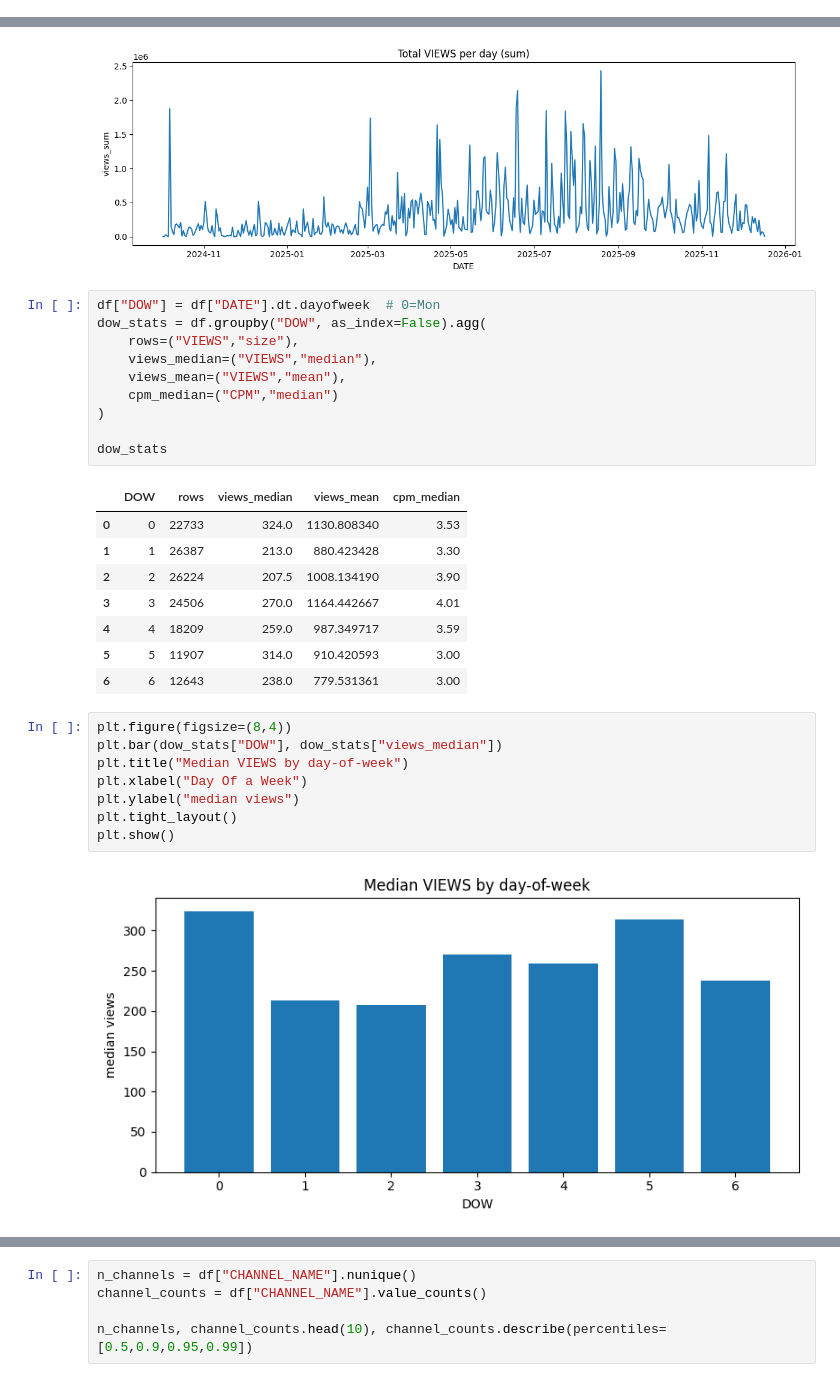
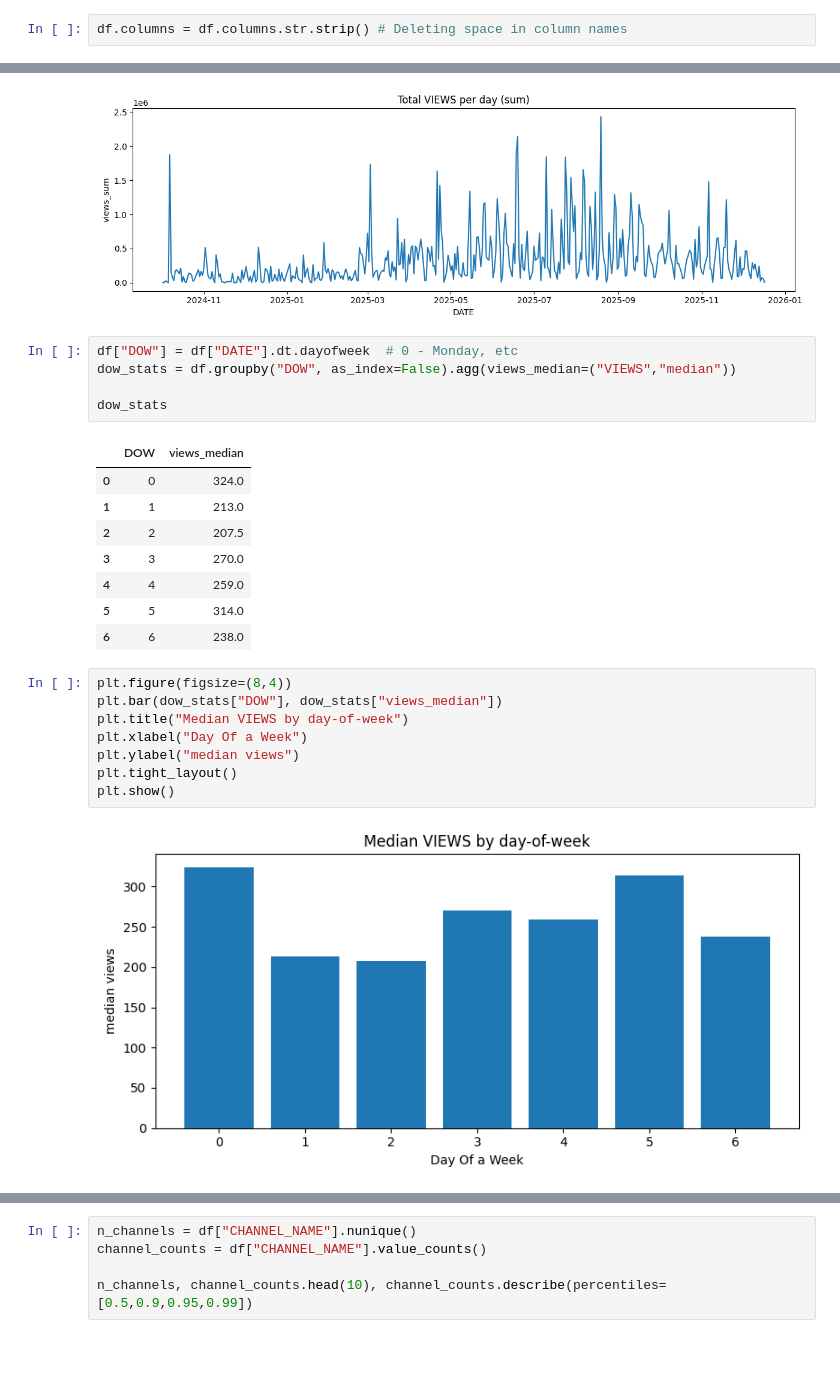
Before and after one commit to Karimkhab/telegram-ads-forecaster, a Jupyter notebook: notebook/EDA.ipynb, the cells around one changed output, grey strips where cells are left out. Cells and saved outputs as stored; diff of their text form; blank space fills up the shorter version.

```diff
--- a/notebook/EDA.ipynb
+++ b/notebook/EDA.ipynb
@@ -77,3 +92,5 @@ memory usage: 7.6+ MB
+# %%
+df.columns = df.columns.str.strip() # Deleting space in column names
 # %%
 df["DATE"] = pd.to_datetime(df["DATE"], errors="coerce")
 df.dtypes # Converting from object to data types
@@ -205,24 +256,19 @@ plt.show()
 [figure]
 [figure]
 # %%
-df["DOW"] = df["DATE"].dt.dayofweek  # 0=Mon
-dow_stats = df.groupby("DOW", as_index=False).agg(
-    rows=("VIEWS","size"),
-    views_median=("VIEWS","median"),
-    views_mean=("VIEWS","mean"),
-    cpm_median=("CPM","median")
-)
+df["DOW"] = df["DATE"].dt.dayofweek  # 0 - Monday, etc
+dow_stats = df.groupby("DOW", as_index=False).agg(views_median=("VIEWS","median"))
 
 dow_stats
 # %% [output]
-|  | DOW | rows | views_median | views_mean | cpm_median |
-| 0 | 0 | 22733 | 324.0 | 1130.808340 | 3.53 |
-| 1 | 1 | 26387 | 213.0 | 880.423428 | 3.30 |
-| 2 | 2 | 26224 | 207.5 | 1008.134190 | 3.90 |
-| 3 | 3 | 24506 | 270.0 | 1164.442667 | 4.01 |
-| 4 | 4 | 18209 | 259.0 | 987.349717 | 3.59 |
-| 5 | 5 | 11907 | 314.0 | 910.420593 | 3.00 |
-| 6 | 6 | 12643 | 238.0 | 779.531361 | 3.00 |
+|  | DOW | views_median |
+| 0 | 0 | 324.0 |
+| 1 | 1 | 213.0 |
+| 2 | 2 | 207.5 |
+| 3 | 3 | 270.0 |
+| 4 | 4 | 259.0 |
+| 5 | 5 | 314.0 |
+| 6 | 6 | 238.0 |
 # %%
 plt.figure(figsize=(8,4))
 plt.bar(dow_stats["DOW"], dow_stats["views_median"])
@@ -232,5 +278,5 @@ plt.ylabel("median views")
 plt.tight_layout()
 plt.show()
 # %% [output]
-[figure, old version]
+[figure, new version]
 # %% [markdown]
```
Also changed, not shown: parts of 28 cells of this notebook.
